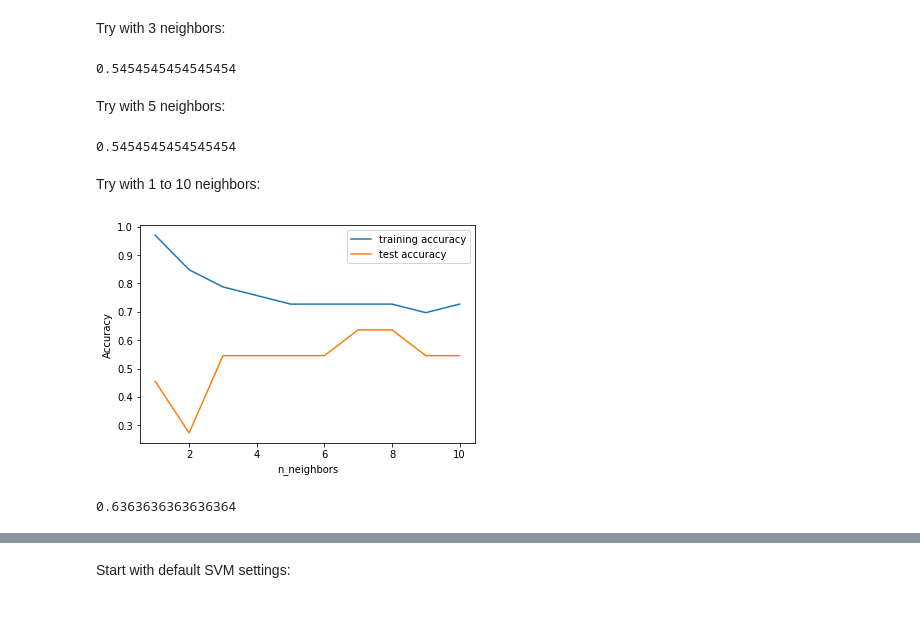
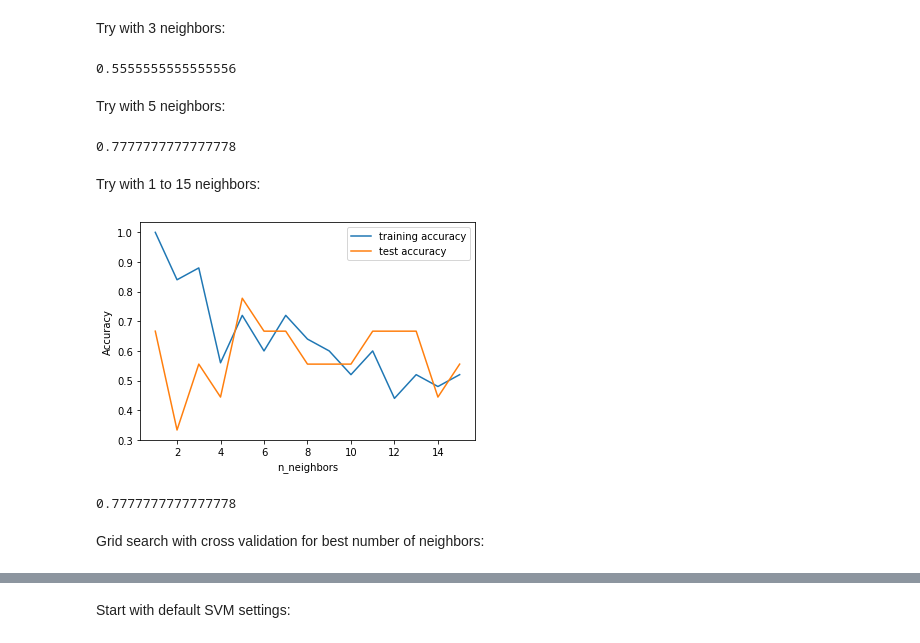
Before and after one commit to ZhenghaoXiao32/educational-process-mining, a Jupyter notebook: educational_process_mining.ipynb, the cells around one changed output, grey strips where cells are left out. Saved outputs shown, nothing was run; the diff lists cells and outputs as text; code cells hidden in the pictures; blank space fills up the shorter version.

```diff
--- a/educational_process_mining.ipynb
+++ b/educational_process_mining.ipynb
@@ -515,13 +970,14 @@ plt.hist(scaled_grades['se6'], color='lightblue', edgecolor='black');
 # %%
 from sklearn.model_selection import train_test_split
-X = df_clean.iloc[:, 6:11].values
-X_features = df_clean.iloc[:, 6:11].columns
-y = df_clean.iloc[:, 28].values
+from sklearn import preprocessing
+X = preprocessing.scale(df_clean.iloc[:, 1:43].values)
+X_features = df_clean.iloc[:, 1:43].columns
+y = df_clean.iloc[:, 48].values
 
 
 # Split dataset into training set and test set
 # 70% training and 30% test
-X_train, X_test, y_train, y_test = train_test_split(X, y, test_size=0.25, random_state=1115)
+X_train, X_test, y_train, y_test = train_test_split(X, y, test_size=0.25, random_state=111)
 # %%
 print("X_train shape: {}".format(X_train.shape))
 print("y_train shape: {}".format(y_train.shape))
@@ -573,7 +1027,7 @@ knn.fit(X_train, y_train)
 y_pred = knn.predict(X_test)
 np.mean(y_pred == y_test)
 # %% [output]
-0.5454545454545454
+0.5555555555555556
 # %% [markdown]
 Try with 5 neighbors:
 # %%
@@ -582,28 +1036,30 @@ knn.fit(X_train, y_train)
 y_pred = knn.predict(X_test)
 np.mean(y_pred == y_test)
 # %% [output]
-0.5454545454545454
+0.7777777777777778
 # %% [markdown]
-Try with 1 to 10 neighbors:
+Try with 1 to 15 neighbors:
 # %%
 train_acc = []
 test_acc = []
-neighbors_set = range(1, 11)
+neighbors_set = range(1, 16)
 
 for n_neighbors in neighbors_set:
     clf = KNeighborsClassifier(n_neighbors=n_neighbors)
     clf.fit(X_train, y_train)
     train_acc.append(clf.score(X_train, y_train))
     test_acc.append(clf.score(X_test, y_test))
 
 plt.plot(neighbors_set, train_acc, label="training accuracy")
 plt.plot(neighbors_set, test_acc, label="test accuracy")
 plt.xlabel("n_neighbors")
 plt.ylabel("Accuracy")
 plt.legend();
 # %% [output]
-[figure, old version]
+[figure, new version]
 # %%
 max(test_acc)
 # %% [output]
-0.6363636363636364
+0.7777777777777778
+# %% [markdown]
+Grid search with cross validation for best number of neighbors:
```
Also changed, not shown: parts of 178 cells of this notebook, 1 other file.
